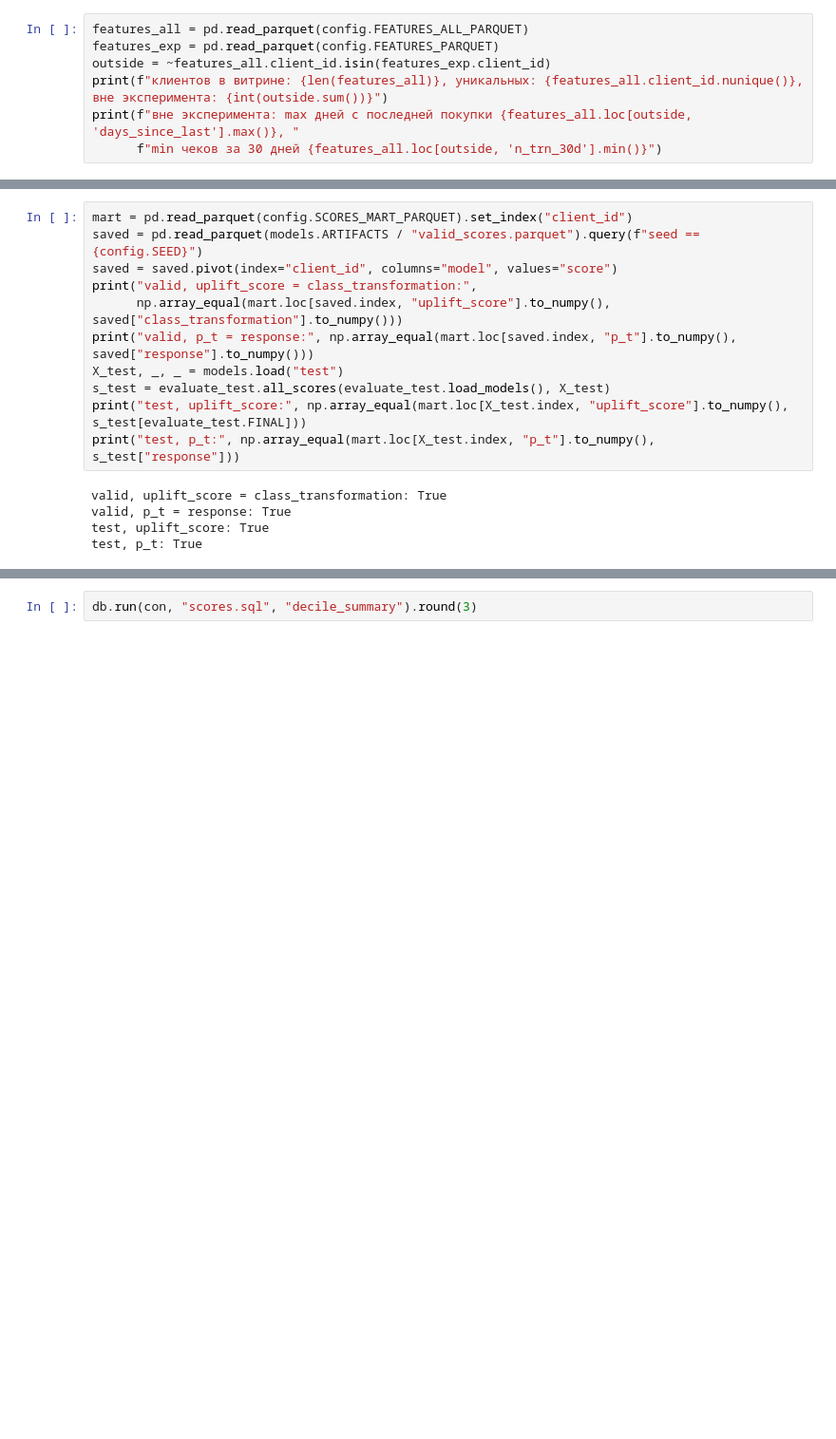
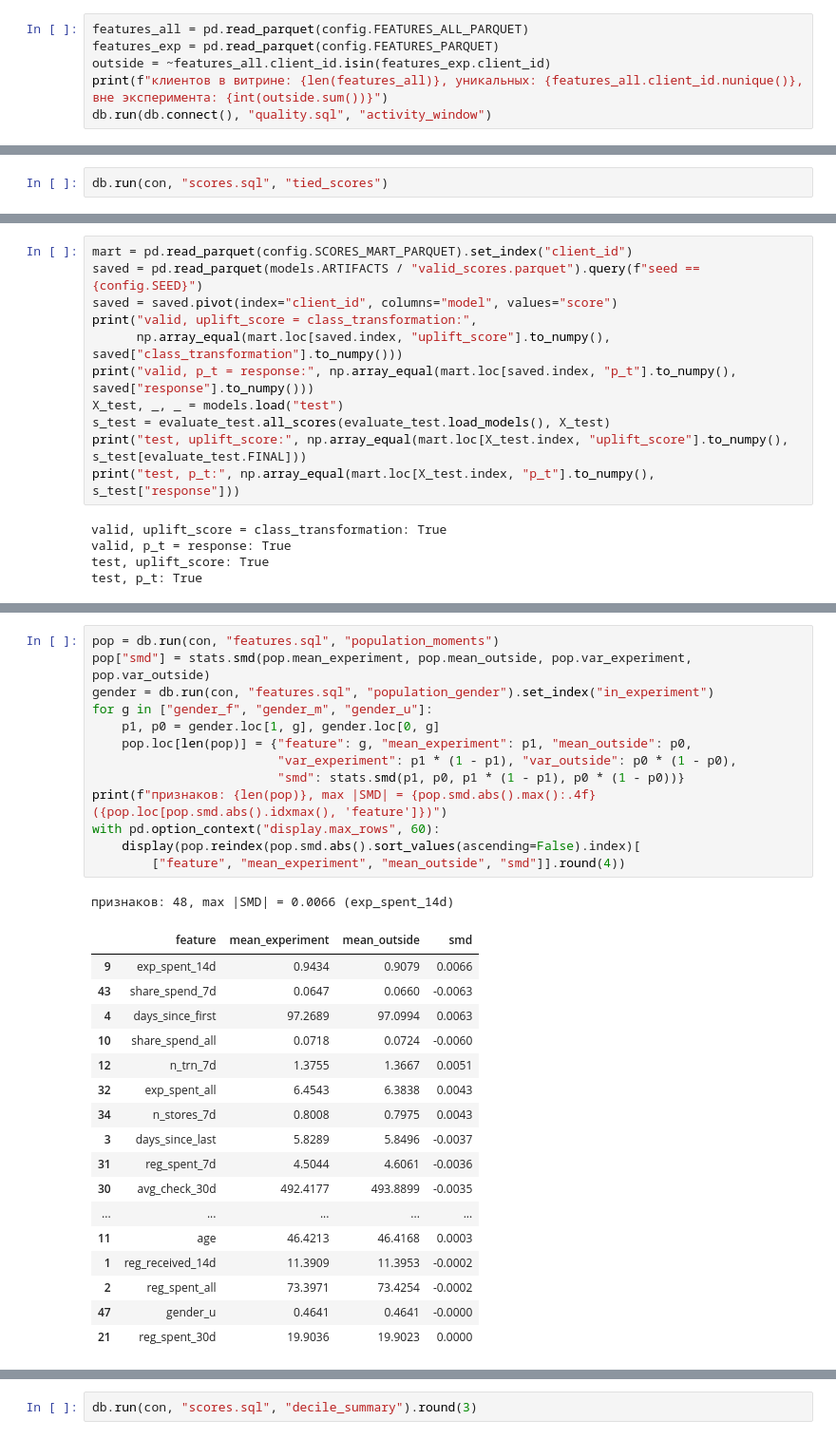
Before and after one commit to artyombelyaev/x5-uplift-modeling, a Jupyter notebook: notebooks/06_scores.ipynb, the cells around one changed output, grey strips where cells are left out. Shown at 95% size. Cells and saved outputs as stored; diff of their text form; blank space fills up the shorter version.

Commit message:
Витрина скоров: равные скоры, детерминированность, перенос на клиентов вне эксперимента

```diff
--- a/notebooks/06_scores.ipynb
+++ b/notebooks/06_scores.ipynb
@@ -27,7 +27,6 @@ features_all = pd.read_parquet(config.FEATURES_ALL_PARQUET)
 features_exp = pd.read_parquet(config.FEATURES_PARQUET)
 outside = ~features_all.client_id.isin(features_exp.client_id)
 print(f"клиентов в витрине: {len(features_all)}, уникальных: {features_all.client_id.nunique()}, вне эксперимента: {int(outside.sum())}")
-print(f"вне эксперимента: max дней с последней покупки {features_all.loc[outside, 'days_since_last'].max()}, "
-      f"min чеков за 30 дней {features_all.loc[outside, 'n_trn_30d'].min()}")
+db.run(db.connect(), "quality.sql", "activity_window")
 # %% [output]
 клиентов в витрине: 400162, уникальных: 400162, вне эксперимента: 200123
@@ -90,0 +99,2 @@ db.run(con, "scores.sql", "decile_sizes")
+# %%
+db.run(con, "scores.sql", "tied_scores")
@@ -117,0 +153,32 @@ test, p_t: True
+# %%
+pop = db.run(con, "features.sql", "population_moments")
+pop["smd"] = stats.smd(pop.mean_experiment, pop.mean_outside, pop.var_experiment, pop.var_outside)
+gender = db.run(con, "features.sql", "population_gender").set_index("in_experiment")
+for g in ["gender_f", "gender_m", "gender_u"]:
+    p1, p0 = gender.loc[1, g], gender.loc[0, g]
+    pop.loc[len(pop)] = {"feature": g, "mean_experiment": p1, "mean_outside": p0,
+                         "var_experiment": p1 * (1 - p1), "var_outside": p0 * (1 - p0),
+                         "smd": stats.smd(p1, p0, p1 * (1 - p1), p0 * (1 - p0))}
+print(f"признаков: {len(pop)}, max |SMD| = {pop.smd.abs().max():.4f} ({pop.loc[pop.smd.abs().idxmax(), 'feature']})")
+with pd.option_context("display.max_rows", 60):
+    display(pop.reindex(pop.smd.abs().sort_values(ascending=False).index)[
+        ["feature", "mean_experiment", "mean_outside", "smd"]].round(4))
+# %% [output]
+признаков: 48, max |SMD| = 0.0066 (exp_spent_14d)
+|  | feature | mean_experiment | mean_outside | smd |
+| 9 | exp_spent_14d | 0.9434 | 0.9079 | 0.0066 |
+| 43 | share_spend_7d | 0.0647 | 0.0660 | -0.0063 |
+| 4 | days_since_first | 97.2689 | 97.0994 | 0.0063 |
+| 10 | share_spend_all | 0.0718 | 0.0724 | -0.0060 |
+| 12 | n_trn_7d | 1.3755 | 1.3667 | 0.0051 |
+| 32 | exp_spent_all | 6.4543 | 6.3838 | 0.0043 |
+| 34 | n_stores_7d | 0.8008 | 0.7975 | 0.0043 |
+| 3 | days_since_last | 5.8289 | 5.8496 | -0.0037 |
+| 31 | reg_spent_7d | 4.5044 | 4.6061 | -0.0036 |
+| 30 | avg_check_30d | 492.4177 | 493.8899 | -0.0035 |
+| ... | ... | ... | ... | ... |
+| 11 | age | 46.4213 | 46.4168 | 0.0003 |
+| 1 | reg_received_14d | 11.3909 | 11.3953 | -0.0002 |
+| 2 | reg_spent_all | 73.3971 | 73.4254 | -0.0002 |
+| 47 | gender_u | 0.4641 | 0.4641 | -0.0000 |
+| 21 | reg_spent_30d | 19.9036 | 19.9023 | 0.0000 |
```
Also changed, not shown: parts of 14 cells of this notebook, 2 other files.
